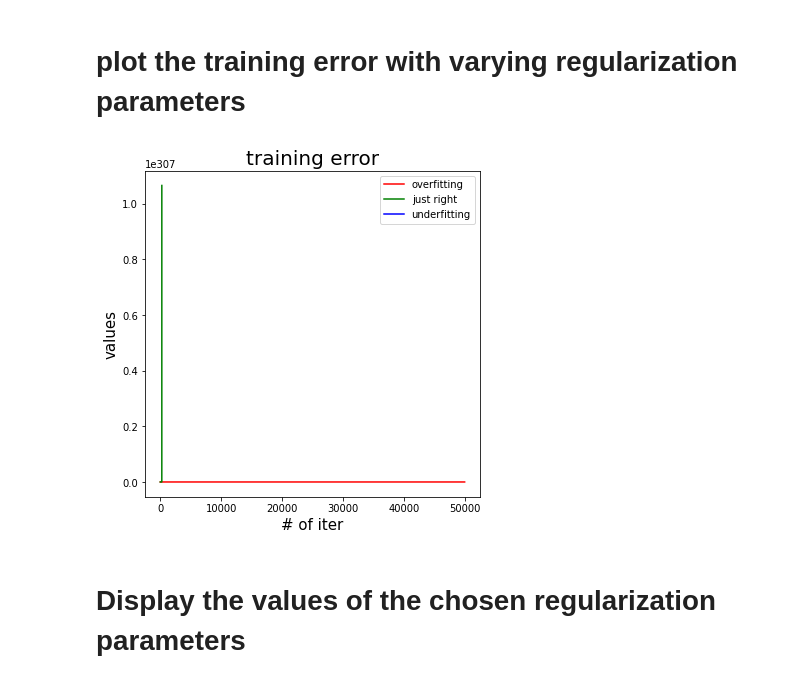
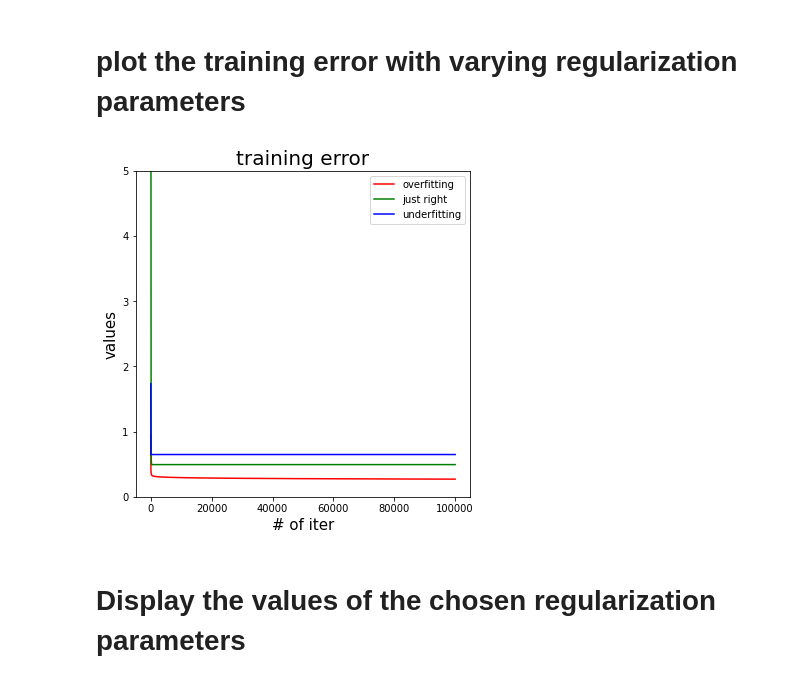
Before and after one commit to thdgmltjd123/MLProject, a Jupyter notebook: 20150711_Assignment07.ipynb, the cells around one changed output. Saved outputs shown, nothing was run; the diff lists cells and outputs as text; code cells hidden in the pictures.

Commit message:
plot the training error with varying regularization parameters

```diff
--- a/20150711_Assignment07.ipynb
+++ b/20150711_Assignment07.ipynb
@@ -36,7 +36,7 @@ def energy(sigma, regcoef, theta):
 #로지스틱 분류기 정의
 class LogisticClassifier:
   #세타 값
-  theta = np.linspace(2,3,100).astype('float64').reshape(-1,1)
+  theta = np.linspace(-5,5,100).astype('float64').reshape(-1,1)
   #규제 계수를 추가한 생성자
   def __init__(self, x, y, regcoef = 0):
     self.length = len(x)
@@ -73,7 +73,7 @@ class LogisticClassifier:
       self.gra_theta = []
       for j in range(100):
         self.gra_theta.append(np.mean((self.sigmoid-label) * li[j]))
-      self.gra_theta = (np.array(self.gra_theta).reshape(-1,1)) + (np.array(self.regcoef * self.theta))
+      self.gra_theta = (np.array(self.gra_theta).reshape(-1,1)) + (self.regcoef * self.theta)
       self.theta -= alpha * self.gra_theta
       self.gxy = generate_z(self.theta,x,y)
       self.sigmoid = Logit(self.gxy)
@@ -82,8 +82,16 @@ class LogisticClassifier:
       energy_val.append(self.next_energy)
     return accuracy_val,energy_val
 # %%
-model = LogisticClassifier(pointX,pointY)
-accuracy_val, energy_val = model.fit(pointX,pointY,3.5)
+regular_coef = [0,0.005,0.1]
+accu_arr = []
+energy_arr = []
+theta_arr = []
+for i in regular_coef:
+  model = LogisticClassifier(pointX,pointY,i)
+  accuracy_val, energy_val = model.fit(pointX,pointY,3.5)
+  accu_arr.append(accuracy_val)
+  energy_arr.append(energy_val)
+  theta_arr.append(model.theta)
 # %% [markdown]
 # **plot the training data**
 # %%
@@ -115,14 +123,15 @@ plt.show()
 # %%
 plt.figure(figsize = (6,6))
 plt.title("training error",fontsize = 20)
 plt.xlabel("# of iter",fontsize = 15)
 plt.ylabel("values", fontsize = 15)
+plt.ylim([0,5])
 plt.plot(energy_arr[0],c = "r",label = "overfitting")
 plt.plot(energy_arr[1],c = "g",label = "just right")
 plt.plot(energy_arr[2],c = "b",label = "underfitting")
 plt.legend(loc = "best")
 plt.show()
 # %% [output]
-[figure, old version]
+[figure, new version]
 # %% [markdown]
 # **Display the values of the chosen regularization parameters**
```
Also changed, not shown: parts of 5 cells of this notebook.
